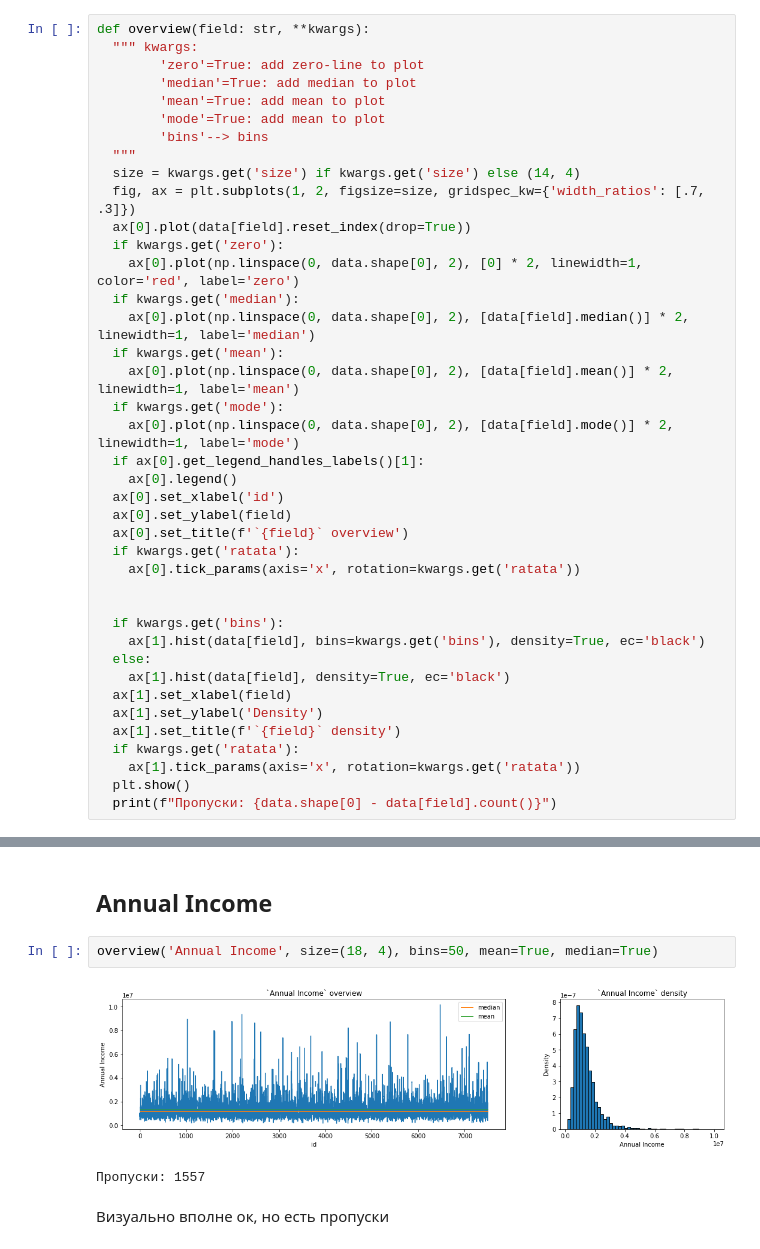
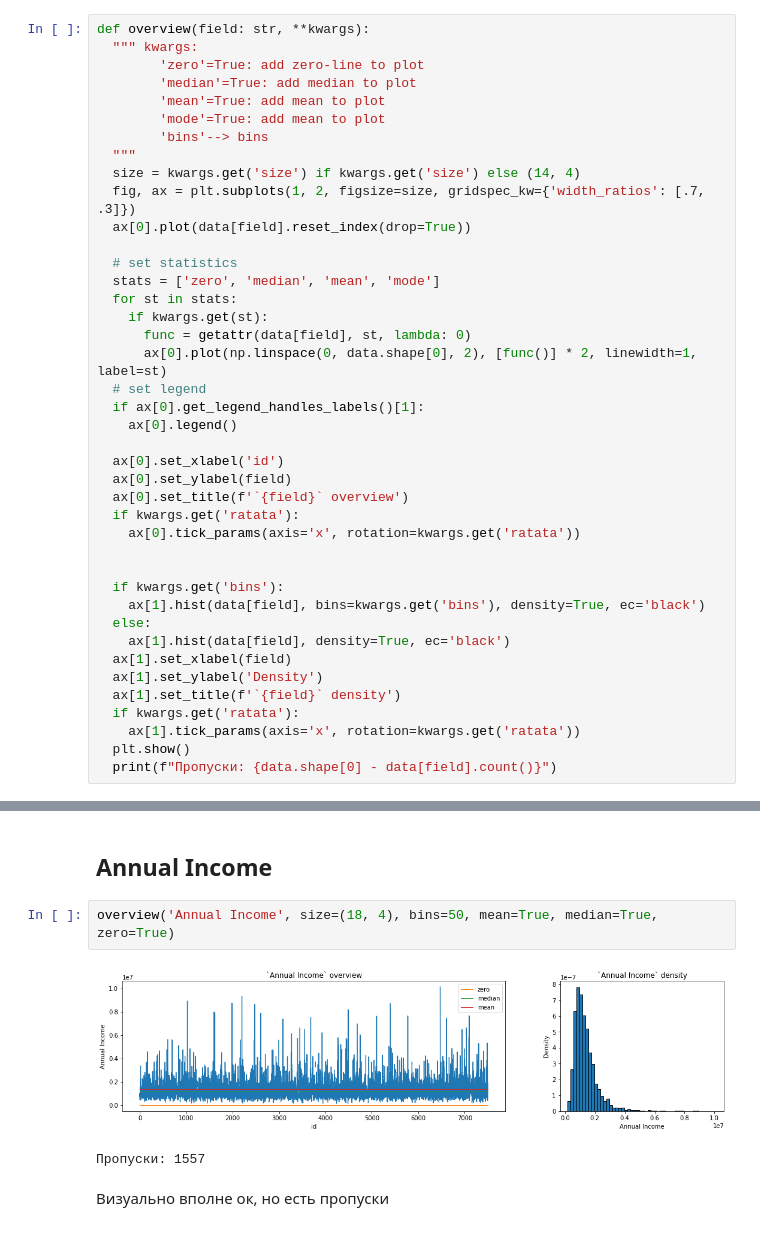
Before and after one commit to j2cry/gb_ds1_real_predict, a Jupyter notebook: MirzoianPeter_solution.ipynb, the cells around one changed output, grey strips where cells are left out. Cells and saved outputs as stored; diff of their text form.

```diff
--- a/MirzoianPeter_solution.ipynb
+++ b/MirzoianPeter_solution.ipynb
@@ -114,16 +106,17 @@ def overview(field: str, **kwargs):
   size = kwargs.get('size') if kwargs.get('size') else (14, 4)
   fig, ax = plt.subplots(1, 2, figsize=size, gridspec_kw={'width_ratios': [.7, .3]})
   ax[0].plot(data[field].reset_index(drop=True))
-  if kwargs.get('zero'):
-    ax[0].plot(np.linspace(0, data.shape[0], 2), [0] * 2, linewidth=1, color='red', label='zero')
-  if kwargs.get('median'):
-    ax[0].plot(np.linspace(0, data.shape[0], 2), [data[field].median()] * 2, linewidth=1, label='median')
-  if kwargs.get('mean'):
-    ax[0].plot(np.linspace(0, data.shape[0], 2), [data[field].mean()] * 2, linewidth=1, label='mean')
-  if kwargs.get('mode'):
-    ax[0].plot(np.linspace(0, data.shape[0], 2), [data[field].mode()] * 2, linewidth=1, label='mode')
+
+  # set statistics
+  stats = ['zero', 'median', 'mean', 'mode']
+  for st in stats:
+    if kwargs.get(st):
+      func = getattr(data[field], st, lambda: 0)
+      ax[0].plot(np.linspace(0, data.shape[0], 2), [func()] * 2, linewidth=1, label=st)
+  # set legend
   if ax[0].get_legend_handles_labels()[1]:
     ax[0].legend()
+
   ax[0].set_xlabel('id')
   ax[0].set_ylabel(field)
   ax[0].set_title(f'`{field}` overview')
@@ -229,9 +222,9 @@ Name: Home Ownership, dtype: int64
 # %% [markdown]
 ## Annual Income
 # %%
-overview('Annual Income', size=(18, 4), bins=50, mean=True, median=True)
+overview('Annual Income', size=(18, 4), bins=50, mean=True, median=True, zero=True)
 # %% [output]
-[figure, old version]
+[figure, new version]
 Пропуски: 1557
 # %% [markdown]
 Визуально вполне ок, но есть пропуски
```
Also changed, not shown: parts of 18 cells of this notebook.
